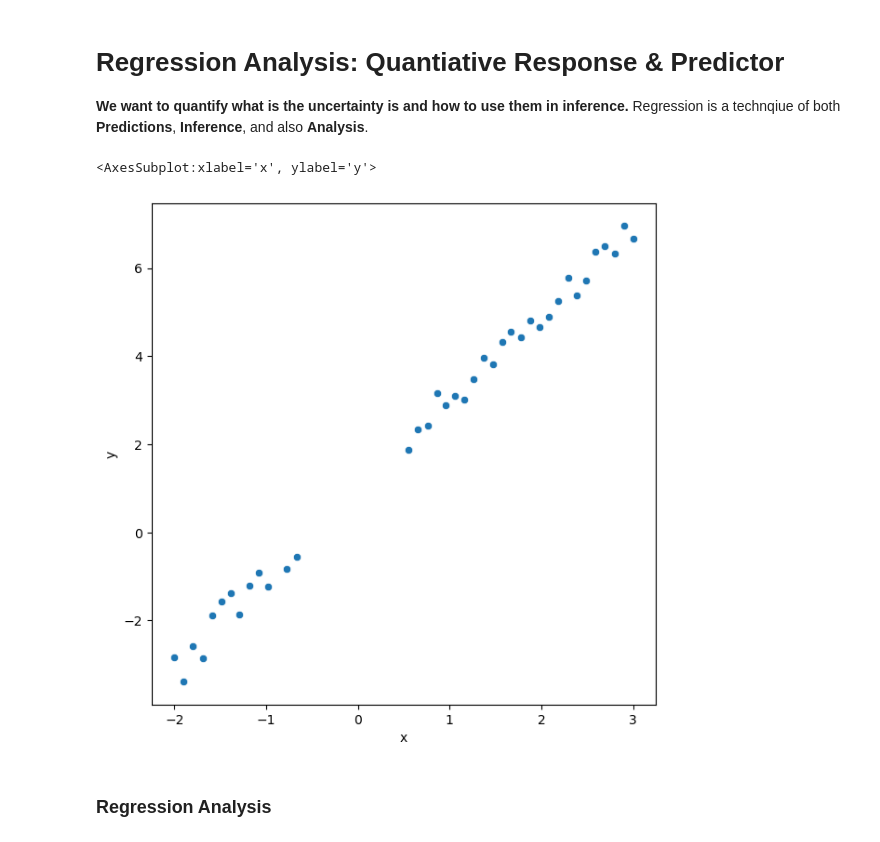
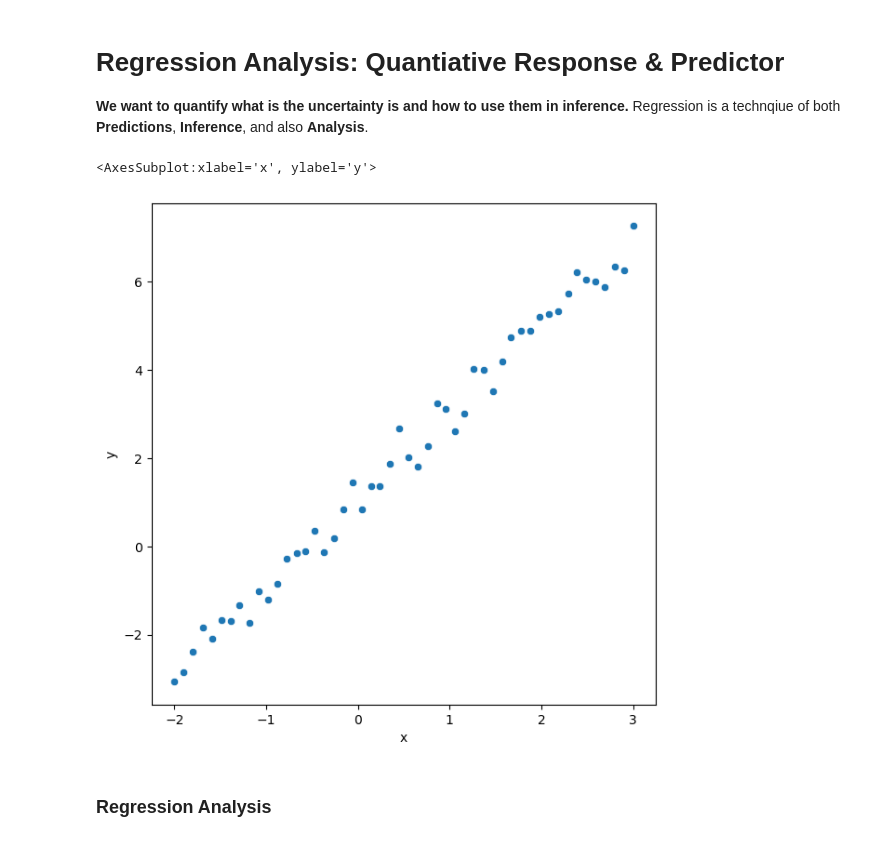
Before and after one commit to KevinBian107/SIP-Demos, a Jupyter notebook: Week6_RegressionAnalysis.ipynb, the cells around one changed output. Cells and saved outputs as stored; diff of their text form; code cells hidden in the pictures.

```diff
--- a/Week6_RegressionAnalysis.ipynb
+++ b/Week6_RegressionAnalysis.ipynb
@@ -236,20 +233,14 @@ def plot_regression(data, fit, residuals=True):
 # %%
 x_values = np.linspace(-2, 3, 50)
 y_values = 2 * x_values + 1 + np.random.normal(scale=0.3, size=x_values.shape)
-
-valid_indices = (np.abs(x_values) > 0.5) & (np.abs(y_values) > 0.5)
-x_values = x_values[valid_indices]
-y_values = y_values[valid_indices]
 xy_numpy = np.round(np.column_stack((x_values, y_values)), 3)
-
-
 
 df = pd.DataFrame(np.round(xy_numpy, 2), columns=['x', 'y'])
 x, y = df['x'], df['y']
 sns.scatterplot(x=x, y=y)
 # %% [output]
 <AxesSubplot:xlabel='x', ylabel='y'>
-[figure, old version]
+[figure, new version]
 # %% [markdown]
 ### Regression Analysis
 # %% [markdown]
```
Also changed, not shown: parts of 32 cells of this notebook, 1 other file.
